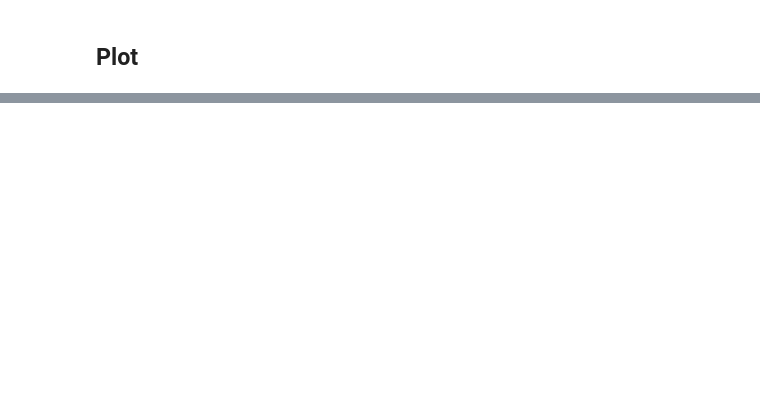
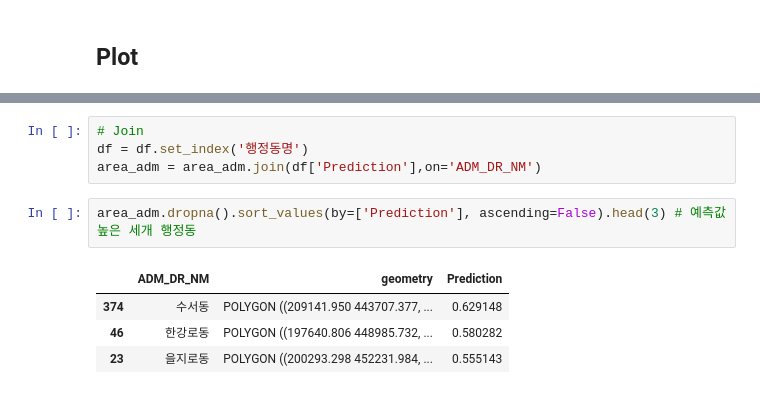
Before and after one commit to ddangchani/bigcontest, a Jupyter notebook: result.ipynb, the cells around one changed output, grey strips where cells are left out. Drawn from its saved outputs; the diff is of its cells as text; blank space fills up the shorter version.

```diff
--- a/result.ipynb
+++ b/result.ipynb
@@ -287,0 +288,11 @@ area_adm = area_adm.join(df['Prediction'],on='ADM_DR_NM')
+# %%
+# Join
+df = df.set_index('행정동명')
+area_adm = area_adm.join(df['Prediction'],on='ADM_DR_NM')
+# %%
+area_adm.dropna().sort_values(by=['Prediction'], ascending=False).head(3) # 예측값 높은 세개 행정동
+# %% [output]
+|  | ADM_DR_NM | geometry | Prediction |
+| 374 | 수서동 | POLYGON ((209141.950 443707.377, ... | 0.629148 |
+| 46 | 한강로동 | POLYGON ((197640.806 448985.732, ... | 0.580282 |
+| 23 | 을지로동 | POLYGON ((200293.298 452231.984, ... | 0.555143 |
```
Also changed, not shown: parts of 29 cells of this notebook, 15 other files.
